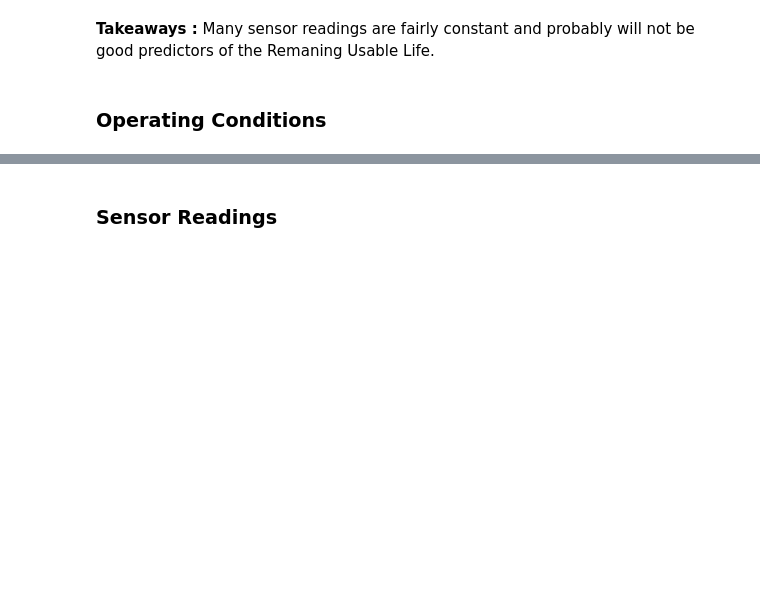
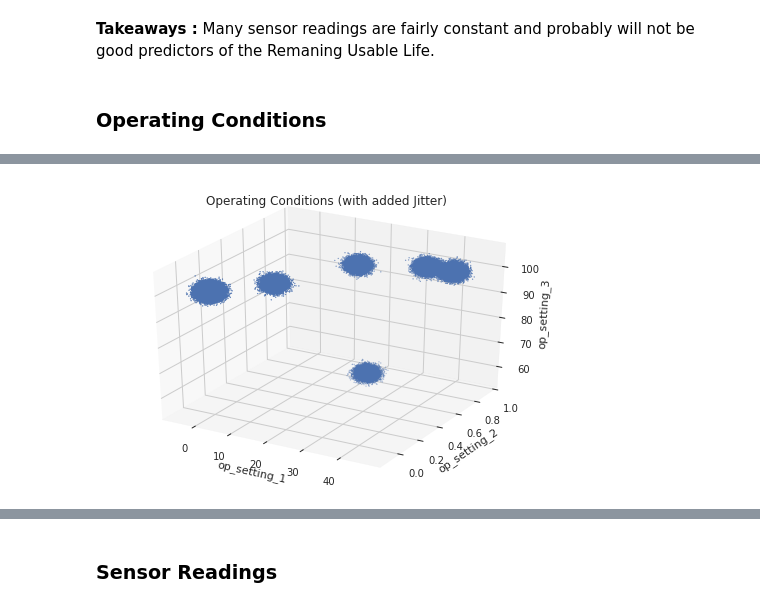
Before and after one commit to andrea-fantini/Predictive_Maintenance_Fanjet, a Jupyter notebook: notebooks/3 - Exploratory Data Analysis.ipynb, the cells around one changed output, grey strips where cells are left out. Cells and saved outputs as stored; diff of their text form; code cells hidden in the pictures; blank space fills up the shorter version.

```diff
--- a/notebooks/3 - Exploratory Data Analysis.ipynb
+++ b/notebooks/3 - Exploratory Data Analysis.ipynb
@@ -94 +91,19 @@ plt.show()
+# %%
+def rand_jitter(arr):
+    stdev = .03*(max(arr)-min(arr))
+    return arr + np.random.randn(len(arr)) * stdev
+
+
+sns.set_style("whitegrid")
+fig = plt.figure()
+ax = fig.add_subplot(111, projection='3d')
+
+ax.scatter(rand_jitter(df[op_setting_columns[0]].values),rand_jitter(df[op_setting_columns[1]].values),rand_jitter(df[op_setting_columns[2]].values), s=1)
+ax.set_xlabel(op_setting_columns[0])
+ax.set_ylabel(op_setting_columns[1])
+ax.set_zlabel(op_setting_columns[2])
+ax.set_title('Operating Conditions (with added Jitter)')
+plt.show()
+# %% [output]
+[figure, added]
 # %% [markdown]
```
Also changed, not shown: parts of 19 cells of this notebook.
